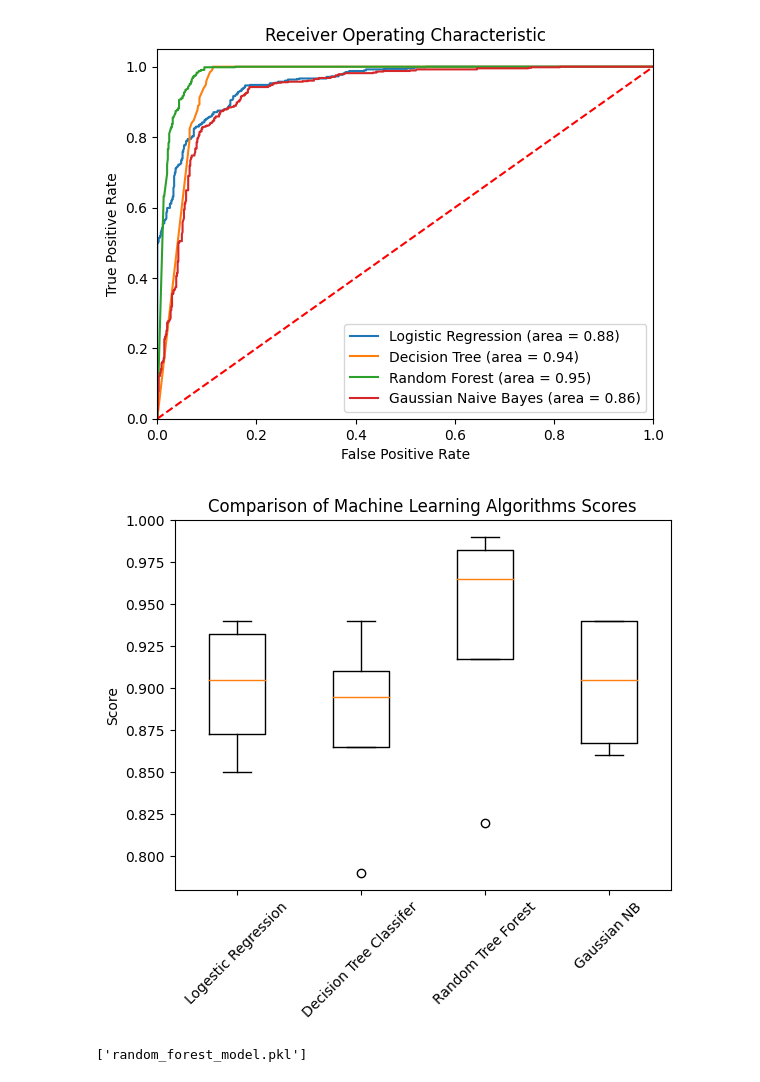
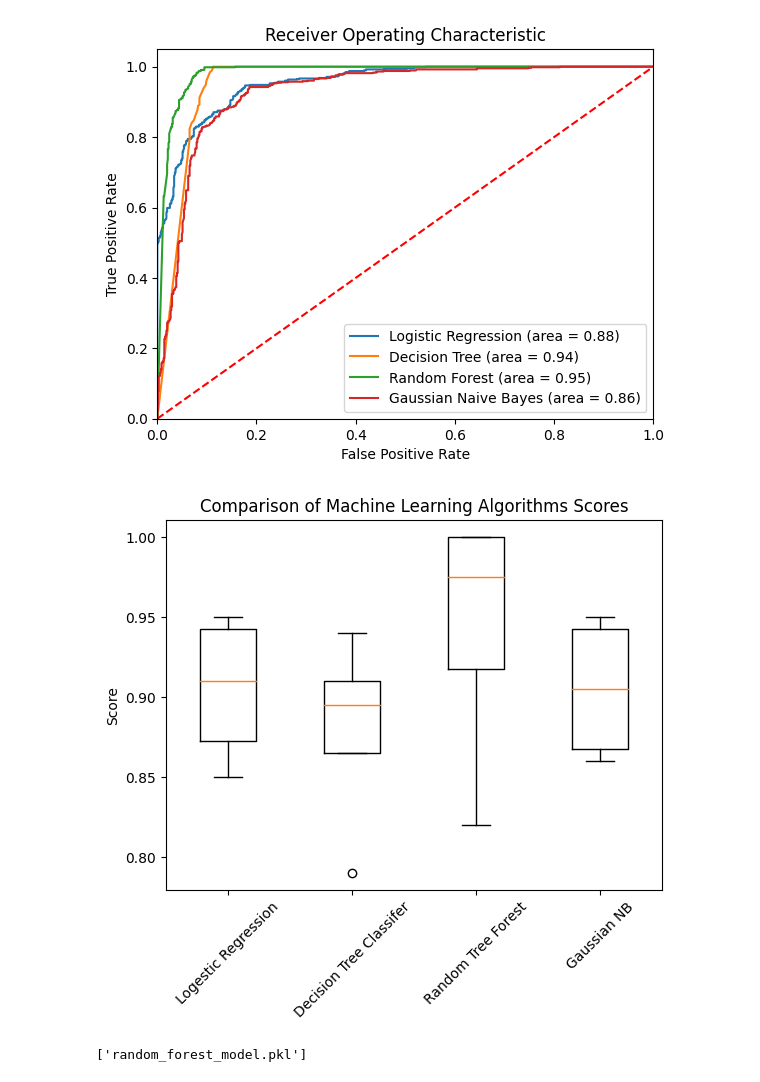
Before and after one commit to presleyschumacher/Predicting-Employee-Retention-with-HR-Analytics, a Jupyter notebook: Model Building.ipynb, the cells around one changed output. Cells and saved outputs as stored; diff of their text form; code cells hidden in the pictures.

```diff
--- a/Model Building.ipynb
+++ b/Model Building.ipynb
@@ -527,30 +527,30 @@ plt.show()
 # %%
 import matplotlib.pyplot as plt
 
 # Data for the whisker plot
 algorithms = ['Logestic Regression', 'Decision Tree Classifer', 'Random Tree Forest', 'Gaussian NB']
-accuracy = [0.88, 0.94, 0.9, 0.85]
+accuracy = [0.88, 0.94, 0.95, 0.85]
 precision = [0.94, 0.89, 0.90, 0.79]
-recall = [0.82, 0.98, 0.99, 0.95]
-f1_score = [0.87, 0.94, 0.94, 0.86]
+recall = [0.82, 1.00, 1.00, 0.95]
+f1_score = [0.87, 0.94, 0.95, 0.86]
 
 # Combine the data into a list
 data = [accuracy, precision, recall, f1_score]
 
 # Create the boxplot
 plt.boxplot(data)
 
 # Add labels and title
 plt.xticks(range(1, len(algorithms) + 1), algorithms, rotation=45)
 plt.ylabel('Score')
 plt.title('Comparison of Machine Learning Algorithms Scores')
 
 plt.savefig('compare_ML.jpg', dpi=300, bbox_inches='tight', transparent='true')
 
 # Display the plot
 plt.show()
 # %% [output]
-[figure, old version]
+[figure, new version]
 # %%
 # Save the model
 import joblib
```
